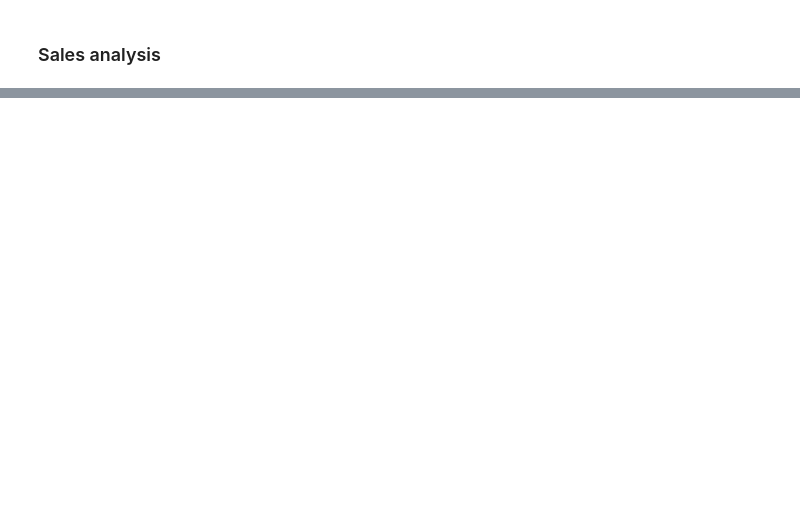
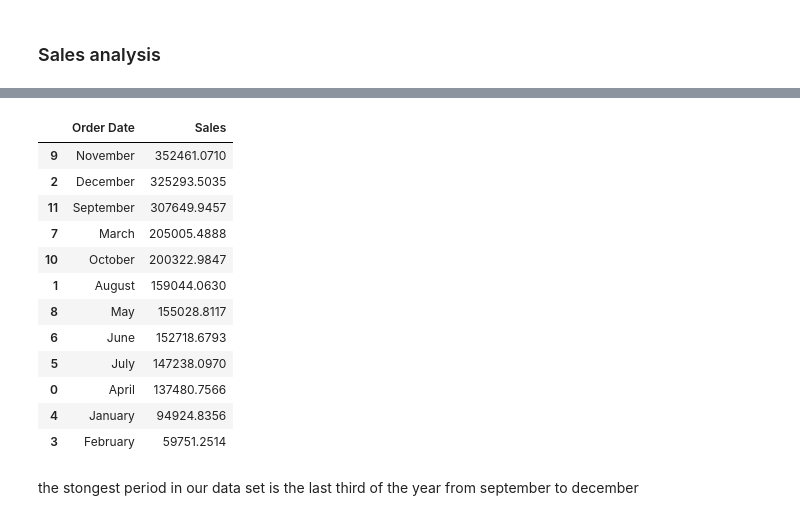
Before and after one commit to rabe156/Superstore-Dataset-analysis, a Jupyter notebook: notebooks/superstore_analysis.ipynb, the cells around one changed output, grey strips where cells are left out. Cells and saved outputs as stored; diff of their text form; code cells hidden in the pictures; blank space fills up the shorter version.

```diff
--- a/notebooks/superstore_analysis.ipynb
+++ b/notebooks/superstore_analysis.ipynb
@@ -474,0 +544,11 @@ the product that generate the most profit is : Canon imageCLASS 2200 Advanced Co
+# %%
+MonthlySales=SuperStore.groupby(SuperStore["Order Date"].dt.to_period("M") )["Sales"].sum().reset_index()
+print("The monthly sales are :\n" , MonthlySales)
+MonthlyProfit=SuperStore.groupby(SuperStore["Order Date"].dt.month_name())["Profit"].sum().reset_index()
+print("The monthly sales are :\n " , MonthlyProfit)
+print("the month with the most sales is :" , MonthlySales.sort_values( by="Sales",ascending=False).values[0])
+print("the month with the least sales is :" , MonthlySales.sort_values( by="Sales").values[0])
+yearlySales=SuperStore.groupby(SuperStore["Order Date"].dt.year)["Sales"].sum().reset_index()
+print("The yearly sales are :\n" , yearlySales)
+yearlyProfit=SuperStore.groupby(SuperStore["Order Date"].dt.year)["Profit"].sum().reset_index()
+print("The yearly Profits are :\n" , yearlyProfit)
@@ -474,0 +586,18 @@ the product that generate the most profit is : Canon imageCLASS 2200 Advanced Co
+# %%
+MonthlySales.sort_values( by="Sales",ascending=False)
+# %% [output]
+|  | Order Date | Sales |
+| 9 | November | 352461.0710 |
+| 2 | December | 325293.5035 |
+| 11 | September | 307649.9457 |
+| 7 | March | 205005.4888 |
+| 10 | October | 200322.9847 |
+| 1 | August | 159044.0630 |
+| 8 | May | 155028.8117 |
+| 6 | June | 152718.6793 |
+| 5 | July | 147238.0970 |
+| 0 | April | 137480.7566 |
+| 4 | January | 94924.8356 |
+| 3 | February | 59751.2514 |
+# %% [markdown]
+the stongest period in our data set is the last third of the year from september to december
```
Also changed, not shown: parts of 10 cells of this notebook.
